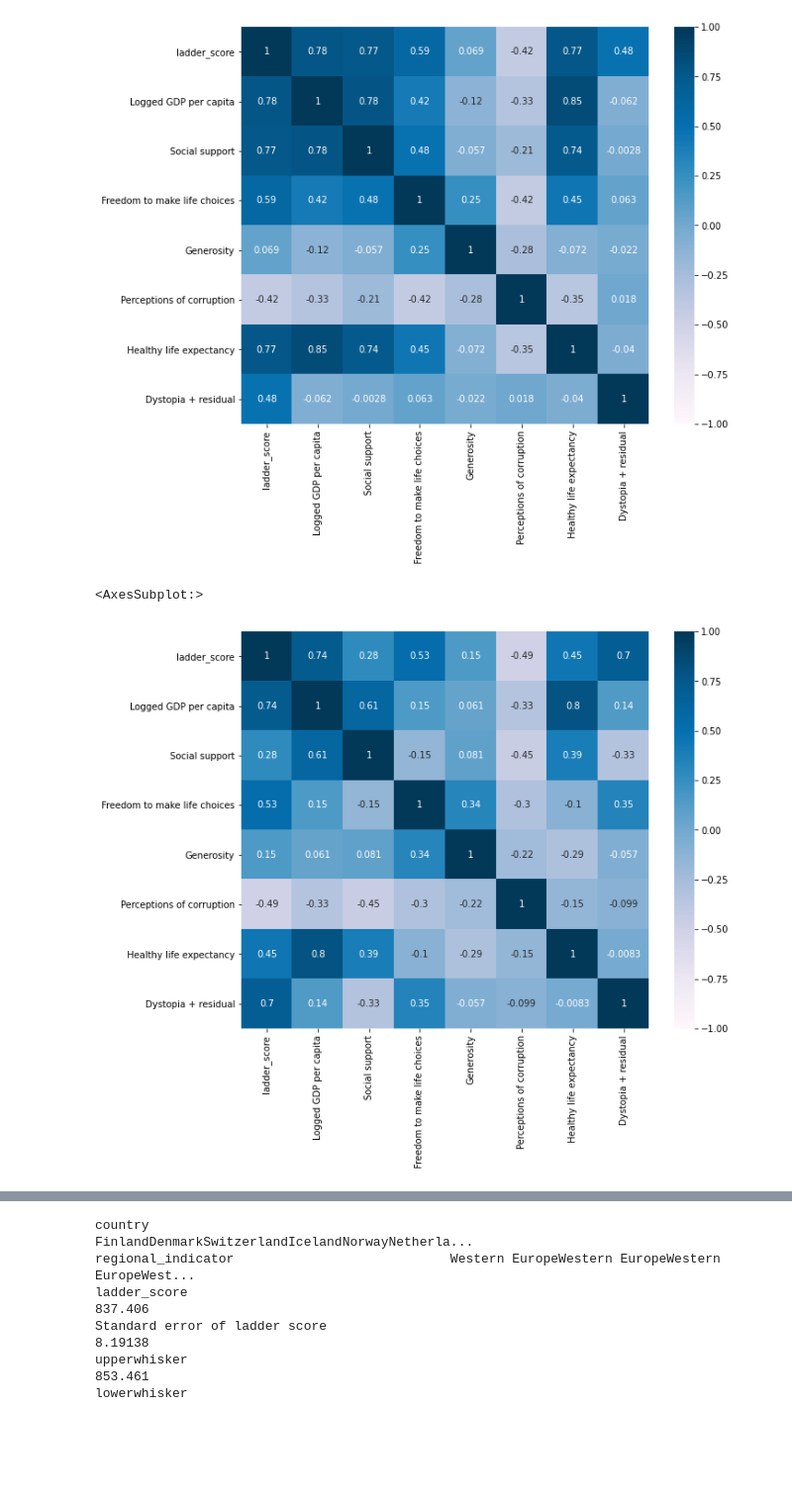
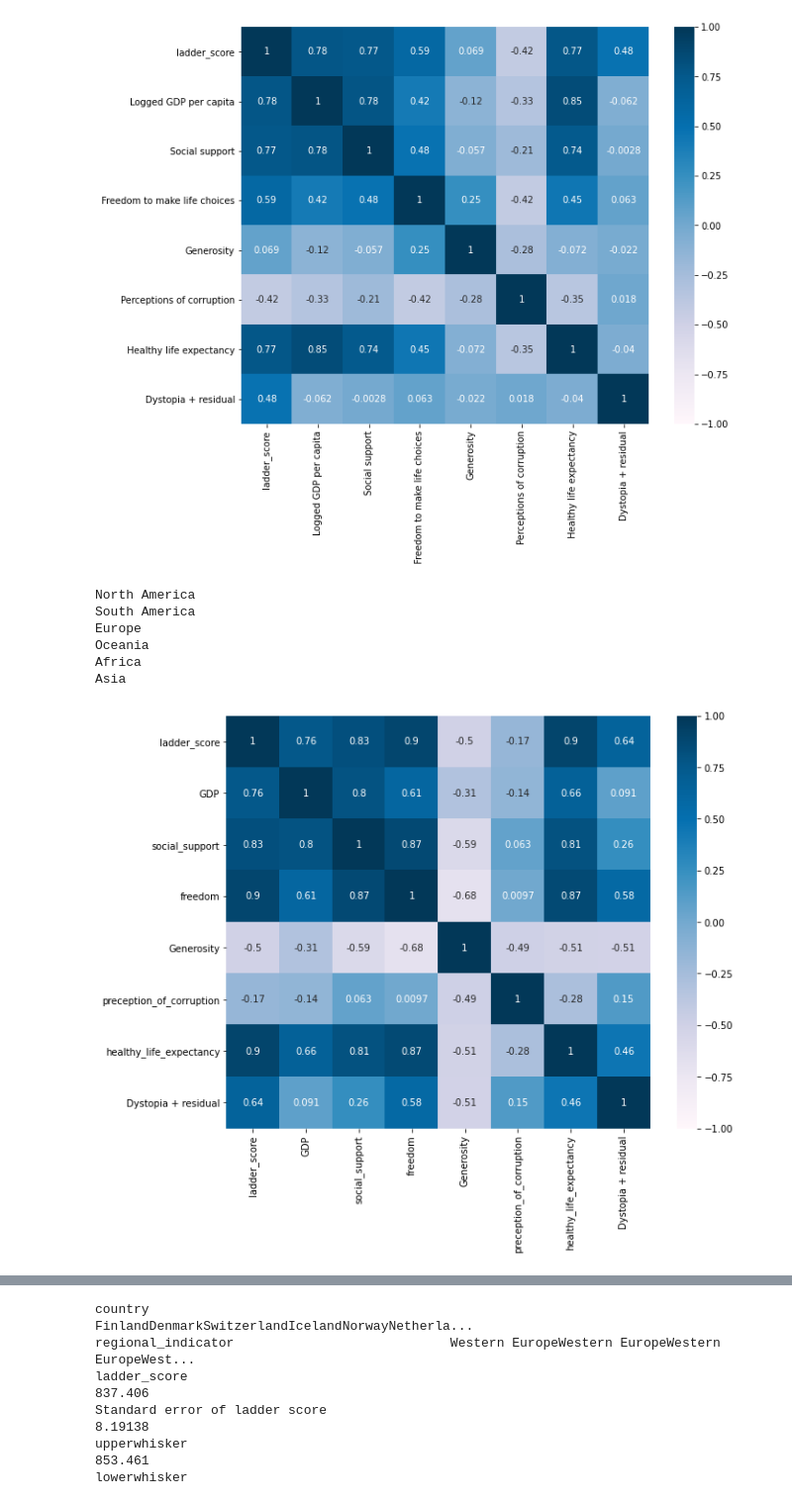
Before and after one commit to ruwanidealwis/thePursuitOfHappiness, a Jupyter notebook: worldHappiness.ipynb, the cells around one changed output, grey strips where cells are left out. Shown at 99% size. Cells and saved outputs as stored; diff of their text form; code cells hidden in the pictures; blank space fills up the shorter version.

Commit message:
analyzed correlation of each variable to happiness score, determined most important variables for each continent

```diff
--- a/worldHappiness.ipynb
+++ b/worldHappiness.ipynb
@@ -9,7 +9,7 @@ import seaborn as sns
 # %%
 twenty_twenty_data = pd.read_csv("./2020.csv")
 twenty_twenty_data.head()
-twenty_twenty_data= twenty_twenty_data.rename(columns={"Country name":"country","Ladder score":"ladder_score","Regional indicator":"regional_indicator","Social support":"social_support","Healthy life expectancy":"healthy_life_expectancy","Freedom to make life choices":"freedom","Perceptions of corruption":"preception_of_corruption" })
+twenty_twenty_data= twenty_twenty_data.rename(columns={"Country name":"country","Ladder score":"ladder_score","Regional indicator":"regional_indicator","Social support":"social_support","Healthy life expectancy":"healthy_life_expectancy","Freedom to make life choices":"freedom","Perceptions of corruption":"preception_of_corruption","Logged GDP per capita":"GDP" })
 twenty_twenty_data.country.replace("Taiwan Province of China","Taiwan",inplace=True)
 
 world_geometry = gpd.read_file("./world_shapefile/world_shapefile.shp")
@@ -172,10 +235,17 @@ sns.heatmap(corr,vmin=-1, vmax=1, annot=True,cmap='PuBu')
 <AxesSubplot:>
 [figure]
 # %%
-fig, ax = plt.subplots(figsize=(10, 8))
-twenty_twenty_relevant_data = twenty_twenty_data.loc[twenty_twenty_data.continent=="South America"].loc[:,["ladder_score","Logged GDP per capita","Social support","Freedom to make life choices","Generosity","Perceptions of corruption","Healthy life expectancy","Dystopia + residual"]].copy()
+for i in["North America","South America","Europe","Oceania","Africa","Asia"]:
+    fig, ax = plt.subplots(figsize=(10, 8))
+    print(i)
+    twenty_twenty_relevant_data = twenty_twenty_data.loc[twenty_twenty_data.continent==i].loc[:,["ladder_score","GDP","social_support","freedom","Generosity","preception_of_corruption","healthy_life_expectancy","Dystopia + residual"]].copy()
 
-sns.heatmap(twenty_twenty_relevant_data.corr(),vmin=-1, vmax=1, annot=True,cmap='PuBu')
+    sns.heatmap(twenty_twenty_relevant_data.corr(),vmin=-1, vmax=1, annot=True,cmap='PuBu')
 # %% [output]
-<AxesSubplot:>
+North America
+South America
+Europe
+Oceania
+Africa
+Asia
-[figure, old version]
+[figure, new version]
```
Also changed, not shown: parts of 19 cells of this notebook.
